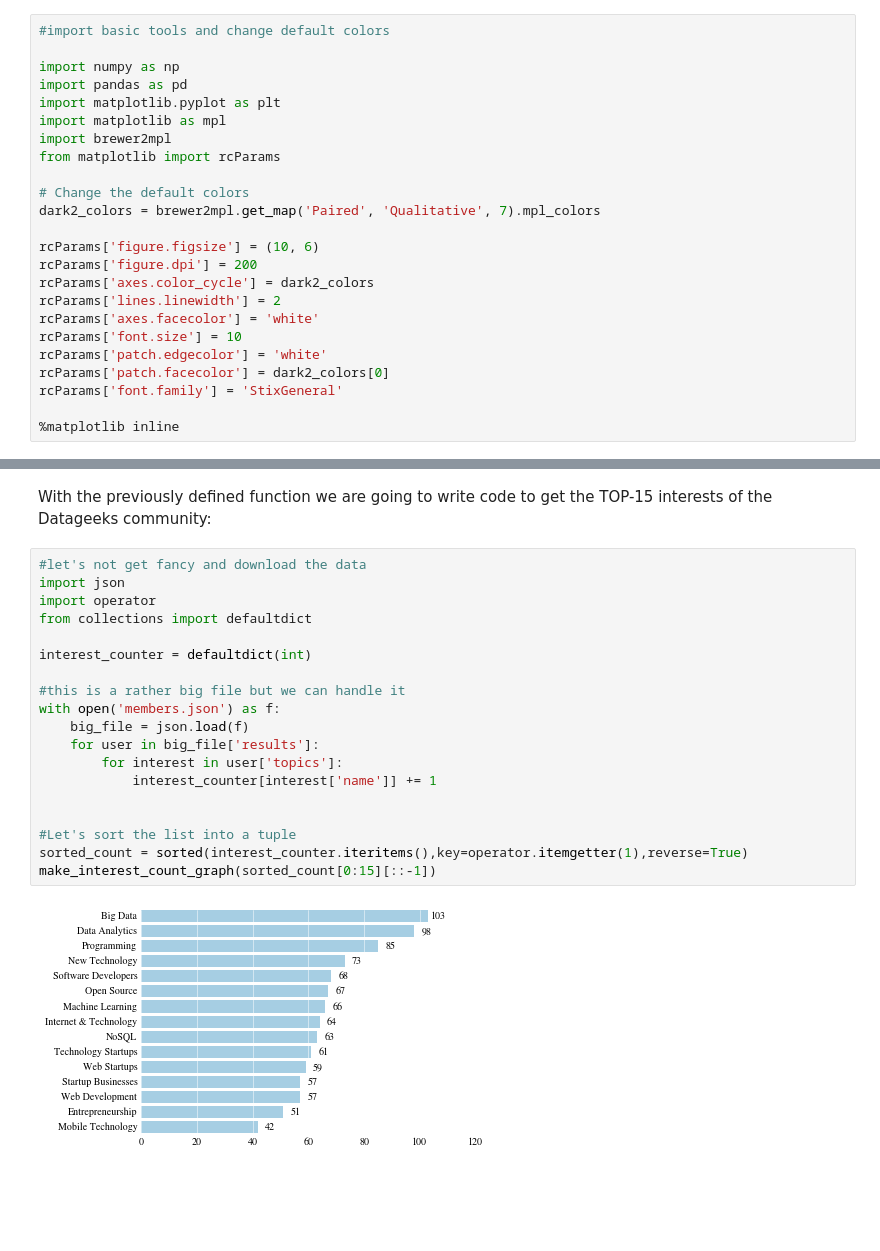
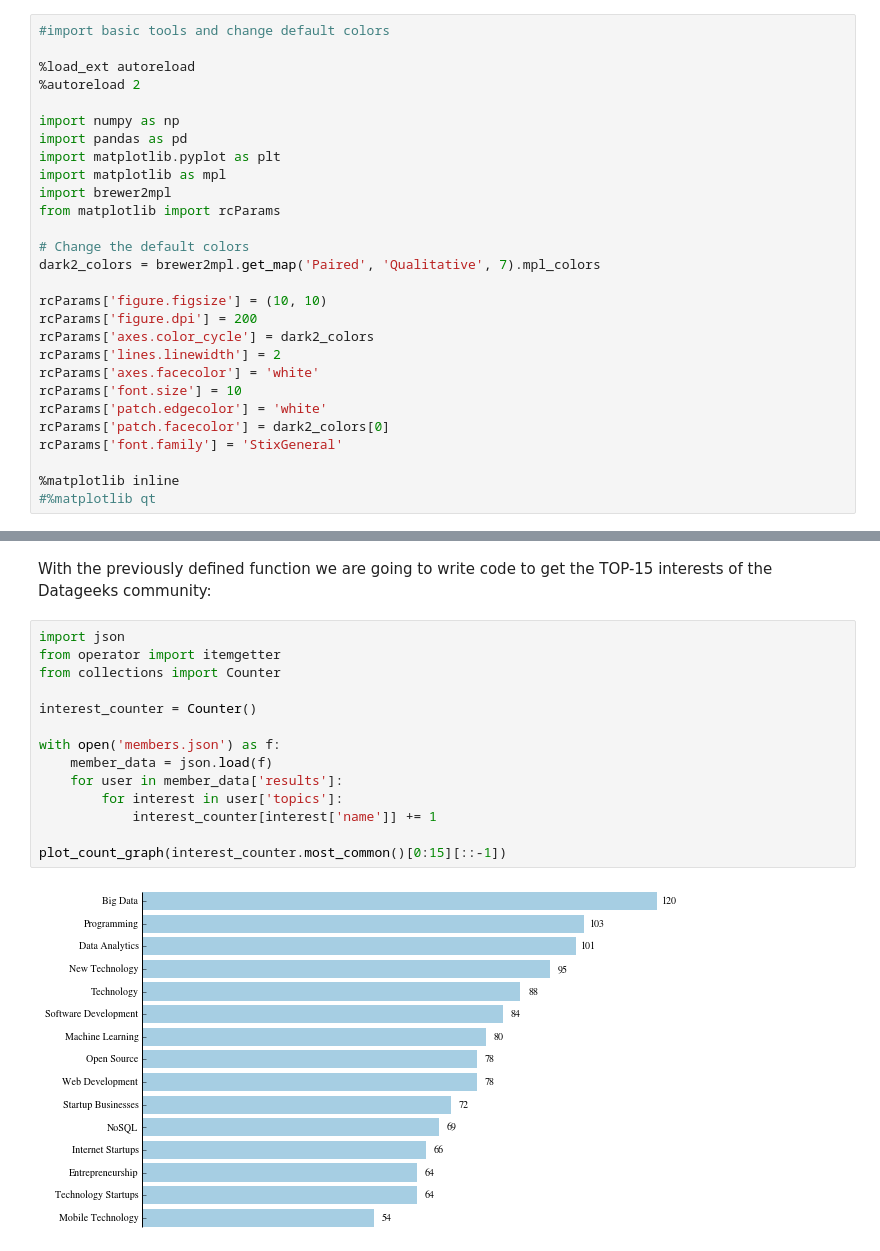
Before and after one commit to mfcabrera/munichdatageeks, a Jupyter notebook: notebooks/MunichDataGeeks_Playing_with_data.ipynb, the cells around one changed output, grey strips where cells are left out. Drawn from its saved outputs; the diff is of its cells as text; blank space fills up the shorter version.

```diff
--- a/notebooks/MunichDataGeeks_Playing_with_data.ipynb
+++ b/notebooks/MunichDataGeeks_Playing_with_data.ipynb
@@ -7,5 +7,8 @@ Let's start by getting  some nice defaults and setup some code needed. I based t
 # %%
 #import basic tools and change default colors
+
+%load_ext autoreload
+%autoreload 2
 
 import numpy as np
 import pandas as pd
@@ -17,7 +20,7 @@ from matplotlib import rcParams
 # Change the default colors
 dark2_colors = brewer2mpl.get_map('Paired', 'Qualitative', 7).mpl_colors
 
-rcParams['figure.figsize'] = (10, 6)
+rcParams['figure.figsize'] = (10, 10)
 rcParams['figure.dpi'] = 200
 rcParams['axes.color_cycle'] = dark2_colors
 rcParams['lines.linewidth'] = 2
@@ -28,4 +31,5 @@ rcParams['patch.facecolor'] = dark2_colors[0]
 rcParams['font.family'] = 'StixGeneral'
 
 %matplotlib inline
+#%matplotlib qt
 # %% [markdown]
@@ -111,24 +151,19 @@ def make_interest_count_graph(data_tuples):
 # %% [markdown]
 With the previously defined function we are going to write code to get the TOP-15 interests of the Datageeks community:
 # %%
-#let's not get fancy and download the data
 import json
-import operator
-from collections import defaultdict
+from operator import itemgetter
+from collections import Counter
 
-interest_counter = defaultdict(int)
+interest_counter = Counter()
 
-#this is a rather big file but we can handle it
 with open('members.json') as f:
-    big_file = json.load(f)
-    for user in big_file['results']:
+    member_data = json.load(f)
+    for user in member_data['results']:
         for interest in user['topics']:
             interest_counter[interest['name']] += 1
 
-
-#Let's sort the list into a tuple
-sorted_count = sorted(interest_counter.iteritems(),key=operator.itemgetter(1),reverse=True)
-make_interest_count_graph(sorted_count[0:15][::-1])
+plot_count_graph(interest_counter.most_common()[0:15][::-1])
 # %% [output]
-[figure, old version]
+[figure, new version]
 # %% [markdown]
```
Also changed, not shown: parts of 23 cells of this notebook.
